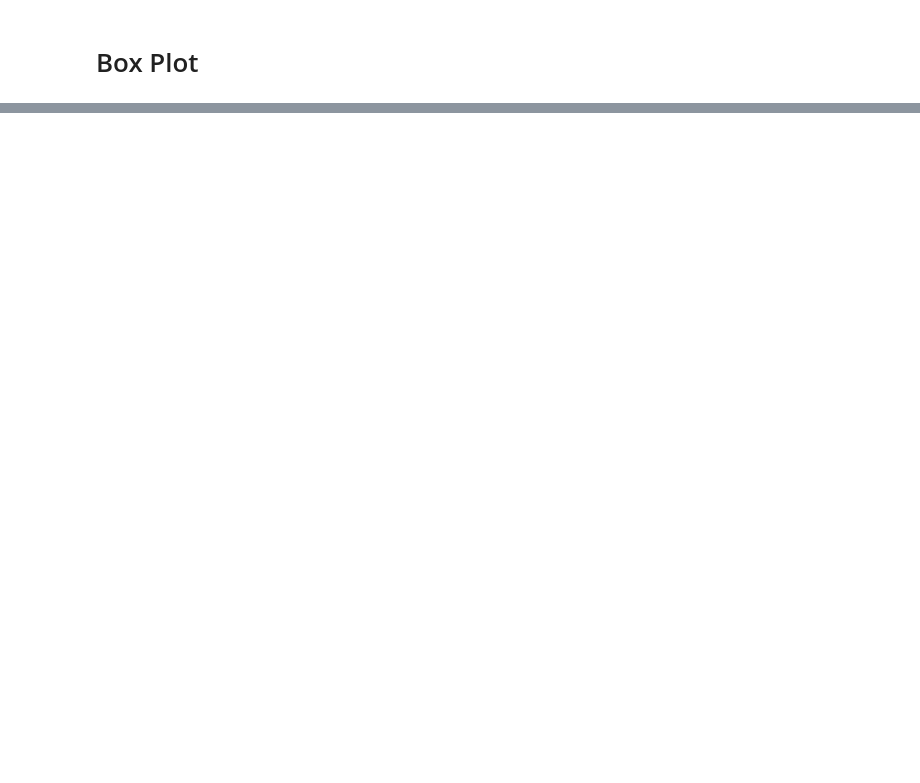
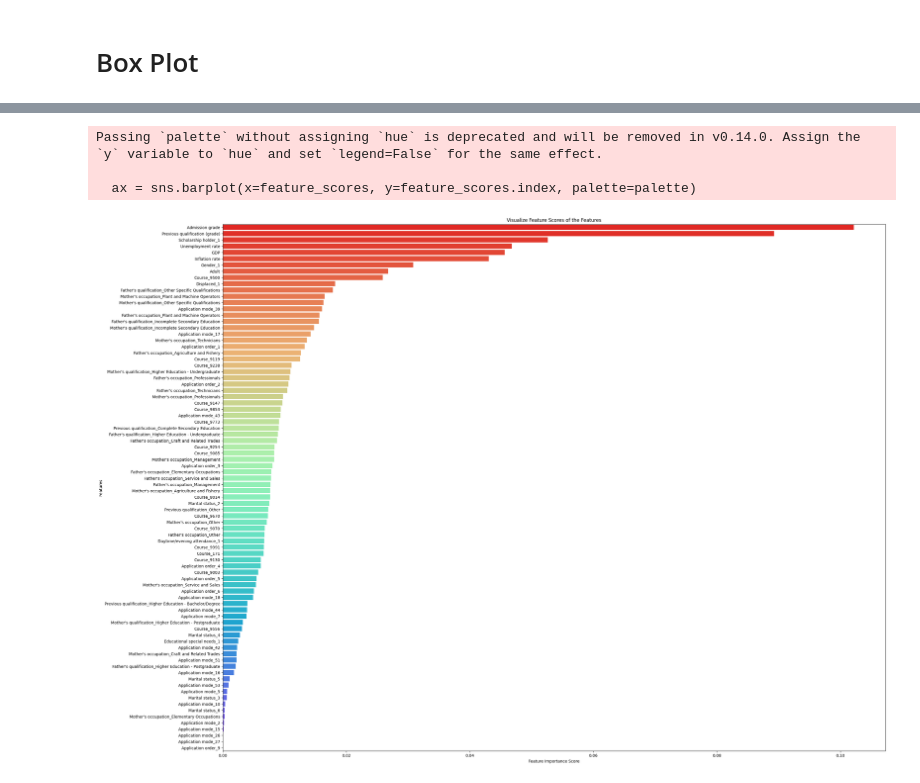
Before and after one commit to GurKeinan/Causal-Inference-Project-Effect-of-Age-on-Graduating, a Jupyter notebook: code/estimation/Yarden.ipynb, the cells around one changed output, grey strips where cells are left out. Cells and saved outputs as stored; diff of their text form; code cells hidden in the pictures; blank space fills up the shorter version.

```diff
--- a/code/estimation/Yarden.ipynb
+++ b/code/estimation/Yarden.ipynb
@@ -598,0 +606,9 @@ plt.show()
+# %%
+X_train, X_test, y_train, y_test = train_test_split(X_full, y, test_size=0.2, random_state=42)
+
+# Fit a Random Forest Classifier model to predict the target variable
+model_rf = RandomForestClassifier(random_state=42)
+model_rf.fit(X_train, y_train)
+
+feature_scores = pd.Series(model_rf.feature_importances_, index=X_train.columns).sort_values(ascending=False)
+feature_scores
@@ -598,0 +628,16 @@ plt.show()
+# %%
+num_features = len(feature_scores)
+palette = sns.color_palette("rainbow", num_features)[::-1]
+
+f, ax = plt.subplots(figsize=(30, 24))
+ax = sns.barplot(x=feature_scores, y=feature_scores.index, palette=palette)
+ax.set_title("Visualize Feature Scores of the Features")
+ax.set_yticklabels(feature_scores.index)
+ax.set_xlabel("Feature Importance Score")
+ax.set_ylabel("Features")
+plt.show()
+# %% [output]
+Passing `palette` without assigning `hue` is deprecated and will be removed in v0.14.0. Assign the `y` variable to `hue` and set `legend=False` for the same effect.
+
+  ax = sns.barplot(x=feature_scores, y=feature_scores.index, palette=palette)
+[figure, added]
```
Also changed, not shown: parts of 10 cells of this notebook.
